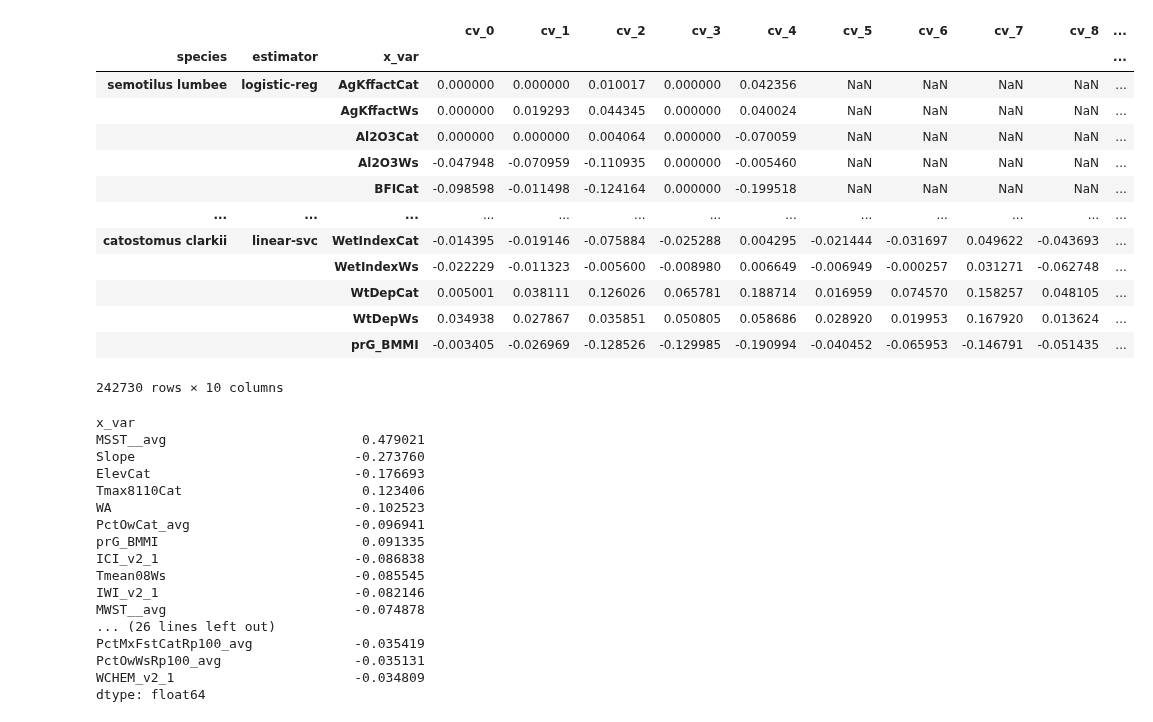
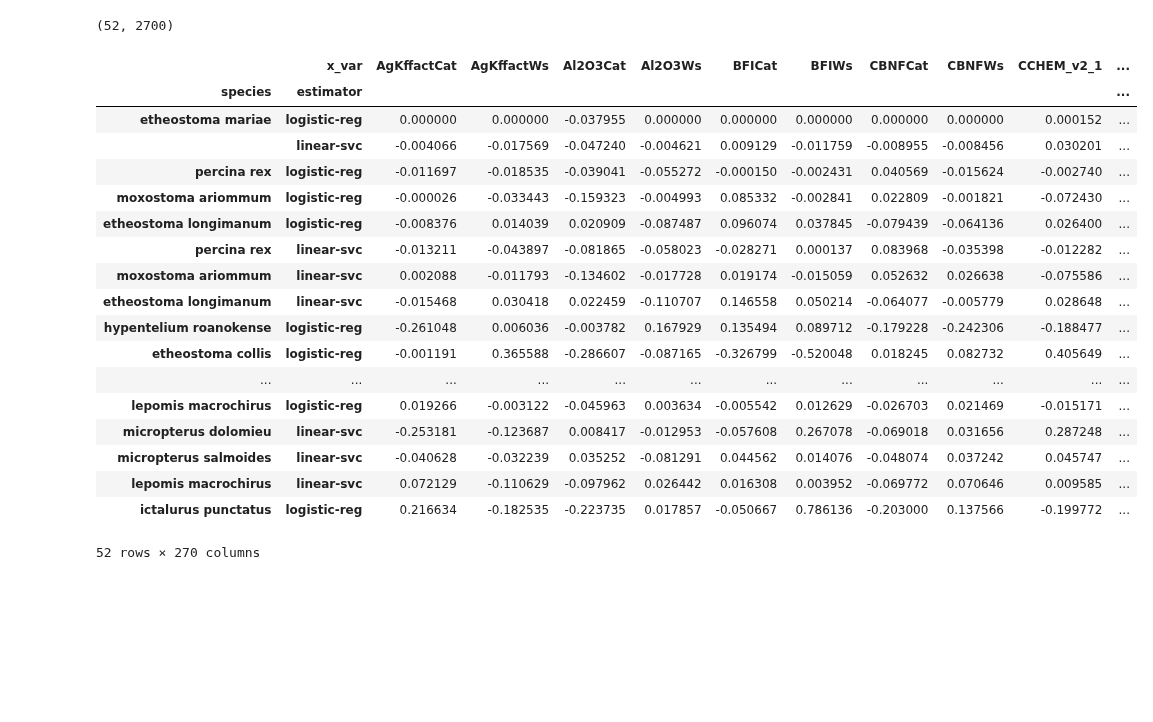
Before and after one commit to DouglasPatton/kernelkernel, a Jupyter notebook: sk_post_fit_coef.ipynb, the cells around one changed output. Cells and saved outputs as stored; diff of their text form; code cells hidden in the pictures; blank space fills up the shorter version.

```diff
--- a/sk_post_fit_coef.ipynb
+++ b/sk_post_fit_coef.ipynb
@@ -2,20 +2,3 @@
 from pi_results import PiResults
 # %%
 pr=PiResults()
-# %%
-pr.build_spec_est_coef_df(rebuild=0)
-# %% [output]
-|  |  |  | cv_0 | cv_1 | cv_2 | cv_3 | cv_4 | cv_5 | cv_6 | cv_7 | cv_8 | ... |
-| species | estimator | x_var |  |  |  |  |  |  |  |  |  | ... |
-| semotilus lumbee | logistic-reg | AgKffactCat | 0.000000 | 0.000000 | 0.010017 | 0.000000 | 0.042356 | NaN | NaN | NaN | NaN | ... |
-|  |  | AgKffactWs | 0.000000 | 0.019293 | 0.044345 | 0.000000 | 0.040024 | NaN | NaN | NaN | NaN | ... |
-|  |  | Al2O3Cat | 0.000000 | 0.000000 | 0.004064 | 0.000000 | -0.070059 | NaN | NaN | NaN | NaN | ... |
-|  |  | Al2O3Ws | -0.047948 | -0.070959 | -0.110935 | 0.000000 | -0.005460 | NaN | NaN | NaN | NaN | ... |
-|  |  | BFICat | -0.098598 | -0.011498 | -0.124164 | 0.000000 | -0.199518 | NaN | NaN | NaN | NaN | ... |
-| ... | ... | ... | ... | ... | ... | ... | ... | ... | ... | ... | ... | ... |
-| catostomus clarkii | linear-svc | WetIndexCat | -0.014395 | -0.019146 | -0.075884 | -0.025288 | 0.004295 | -0.021444 | -0.031697 | 0.049622 | -0.043693 | ... |
-|  |  | WetIndexWs | -0.022229 | -0.011323 | -0.005600 | -0.008980 | 0.006649 | -0.006949 | -0.000257 | 0.031271 | -0.062748 | ... |
-|  |  | WtDepCat | 0.005001 | 0.038111 | 0.126026 | 0.065781 | 0.188714 | 0.016959 | 0.074570 | 0.158257 | 0.048105 | ... |
-|  |  | WtDepWs | 0.034938 | 0.027867 | 0.035851 | 0.050805 | 0.058686 | 0.028920 | 0.019953 | 0.167920 | 0.013624 | ... |
-|  |  | prG_BMMI | -0.003405 | -0.026969 | -0.128526 | -0.129985 | -0.190994 | -0.040452 | -0.065953 | -0.146791 | -0.051435 | ... |
-242730 rows × 10 columns
@@ -22,25 +7,32 @@ pr.build_spec_est_coef_df(rebuild=0)
+# %%
+spec_est_coef_df.shape
+# %% [output]
+(52, 2700)
 # %%
 import numpy as np
-meancoef=pr.coef_df.mean(axis=1).mean(level='x_var')
-order=np.argsort(meancoef.abs())
-meancoef.iloc[order[::-1]].head(40)
+meancoef=pr.coef_df.mean(axis=1,level='x_var')
+meancoef
+#order=np.argsort(meancoef.abs().T)
+#meancoef.iloc[(slice(None)),order[::-1]]
 # %% [output]
+|  | x_var | AgKffactCat | AgKffactWs | Al2O3Cat | Al2O3Ws | BFICat | BFIWs | CBNFCat | CBNFWs | CCHEM_v2_1 | ... |
+| species | estimator |  |  |  |  |  |  |  |  |  | ... |
+| etheostoma mariae | logistic-reg | 0.000000 | 0.000000 | -0.037955 | 0.000000 | 0.000000 | 0.000000 | 0.000000 | 0.000000 | 0.000152 | ... |
+|  | linear-svc | -0.004066 | -0.017569 | -0.047240 | -0.004621 | 0.009129 | -0.011759 | -0.008955 | -0.008456 | 0.030201 | ... |
+| percina rex | logistic-reg | -0.011697 | -0.018535 | -0.039041 | -0.055272 | -0.000150 | -0.002431 | 0.040569 | -0.015624 | -0.002740 | ... |
+| moxostoma ariommum | logistic-reg | -0.000026 | -0.033443 | -0.159323 | -0.004993 | 0.085332 | -0.002841 | 0.022809 | -0.001821 | -0.072430 | ... |
+| etheostoma longimanum | logistic-reg | -0.008376 | 0.014039 | 0.020909 | -0.087487 | 0.096074 | 0.037845 | -0.079439 | -0.064136 | 0.026400 | ... |
+| percina rex | linear-svc | -0.013211 | -0.043897 | -0.081865 | -0.058023 | -0.028271 | 0.000137 | 0.083968 | -0.035398 | -0.012282 | ... |
+| moxostoma ariommum | linear-svc | 0.002088 | -0.011793 | -0.134602 | -0.017728 | 0.019174 | -0.015059 | 0.052632 | 0.026638 | -0.075586 | ... |
+| etheostoma longimanum | linear-svc | -0.015468 | 0.030418 | 0.022459 | -0.110707 | 0.146558 | 0.050214 | -0.064077 | -0.005779 | 0.028648 | ... |
+| hypentelium roanokense | logistic-reg | -0.261048 | 0.006036 | -0.003782 | 0.167929 | 0.135494 | 0.089712 | -0.179228 | -0.242306 | -0.188477 | ... |
+| etheostoma collis | logistic-reg | -0.001191 | 0.365588 | -0.286607 | -0.087165 | -0.326799 | -0.520048 | 0.018245 | 0.082732 | 0.405649 | ... |
+| ... | ... | ... | ... | ... | ... | ... | ... | ... | ... | ... | ... |
+| lepomis macrochirus | logistic-reg | 0.019266 | -0.003122 | -0.045963 | 0.003634 | -0.005542 | 0.012629 | -0.026703 | 0.021469 | -0.015171 | ... |
+| micropterus dolomieu | linear-svc | -0.253181 | -0.123687 | 0.008417 | -0.012953 | -0.057608 | 0.267078 | -0.069018 | 0.031656 | 0.287248 | ... |
+| micropterus salmoides | linear-svc | -0.040628 | -0.032239 | 0.035252 | -0.081291 | 0.044562 | 0.014076 | -0.048074 | 0.037242 | 0.045747 | ... |
+| lepomis macrochirus | linear-svc | 0.072129 | -0.110629 | -0.097962 | 0.026442 | 0.016308 | 0.003952 | -0.069772 | 0.070646 | 0.009585 | ... |
+| ictalurus punctatus | logistic-reg | 0.216634 | -0.182535 | -0.223735 | 0.017857 | -0.050667 | 0.786136 | -0.203000 | 0.137566 | -0.199772 | ... |
-x_var
-MSST__avg                         0.479021
-Slope                            -0.273760
-ElevCat                          -0.176693
-Tmax8110Cat                       0.123406
-WA                               -0.102523
-PctOwCat_avg                     -0.096941
-prG_BMMI                          0.091335
-ICI_v2_1                         -0.086838
-Tmean08Ws                        -0.085545
-IWI_v2_1                         -0.082146
-MWST__avg                        -0.074878
-... (26 lines left out)
-PctMxFstCatRp100_avg             -0.035419
-PctOwWsRp100_avg                 -0.035131
-WCHEM_v2_1                       -0.034809
-dtype: float64
+52 rows × 270 columns
 # %%
 assert False,'halt'
```
Also changed, not shown: parts of 6 cells of this notebook, 2 other files.
